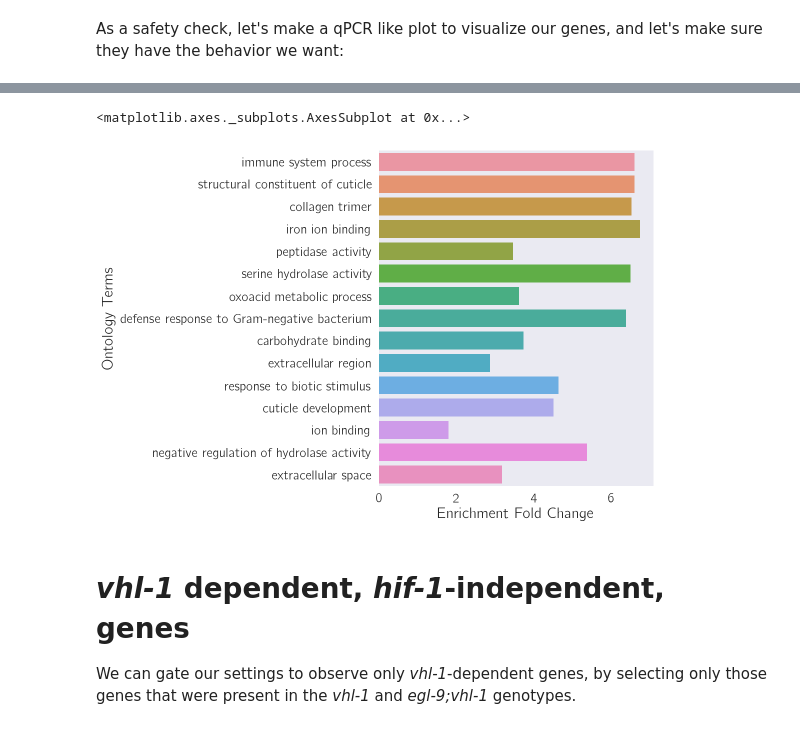
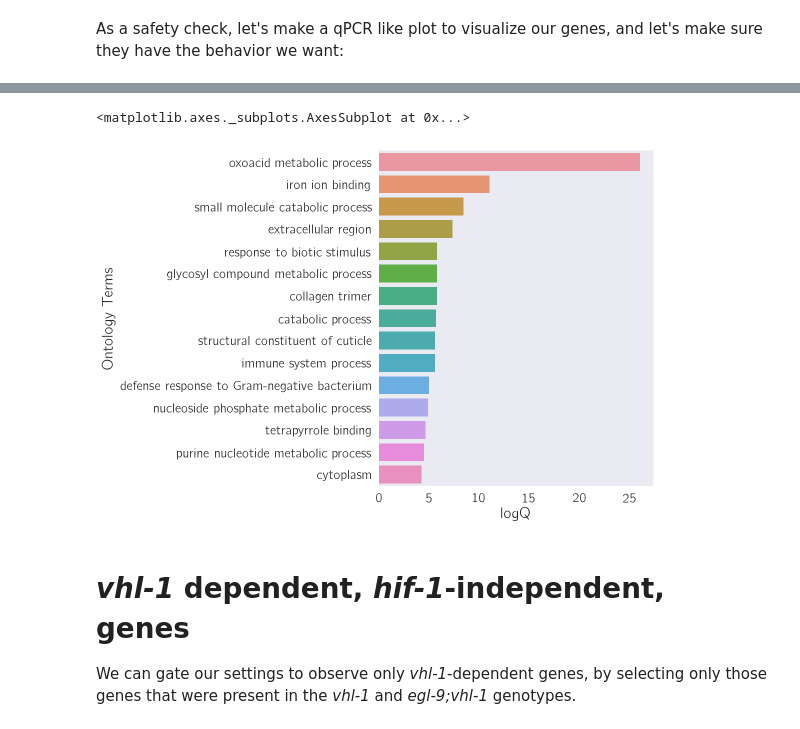
Before and after one commit to WormLabCaltech/mprsq, a Jupyter notebook: src/4 Understanding the decoupled transcriptomes.ipynb, the cells around one changed output, grey strips where cells are left out. Drawn from its saved outputs; the diff is of its cells as text; code cells hidden in the pictures.

```diff
--- a/src/4 Understanding the decoupled transcriptomes.ipynb
+++ b/src/4 Understanding the decoupled transcriptomes.ipynb
@@ -84,0 +50,7 @@ tidy_data = tidy_data[tidy_data.code != 'g']
+# %%
+tidy_data = pd.read_csv('../output/temp_files/DE_genes.csv')
+tidy_data.sort_values('target_id', inplace=True)
+tidy_data.dropna(subset=['ens_gene'], inplace=True)
+tidy_data['fancy genotype'] = tidy_data.code.map(genvar.fancy_mapping)
+tidy_data = tidy_data[tidy_data.genotype != 'fog-2']
+tidy_data.head()
@@ -95,7 +74,7 @@ def collate(x):
     """For a vector `x`, find what elements in x are contained in tidy_data.target_id."""
     return tidy_data.target_id.isin(x)
 # %%
-hif_genes = pd.read_csv('../output/hypoxia_response.csv')
+hif_genes = pd.read_csv('../output/temp_files/hypoxia_response.csv')
 
 n = len(hif_genes[hif_genes.b > 0].ens_gene.unique())
 message = 'There are {0} unique genes that' +\
@@ -143,10 +123,11 @@ Executing script
 # %%
-_ = tea.enrichment_analysis(hypoxia_direct_targets.ens_gene.unique(),
-                            go_df, show=False)
-tea.plot_enrichment_results(_, analysis='go')
+res = tea.enrichment_analysis(hypoxia_direct_targets.ens_gene.unique(),
+                              go_df, show=False)
+res['logQ'] = -res['Q value'].apply(np.log10)
+tea.plot_enrichment_results(res, analysis='go', y='logQ')
 # %% [output]
 <matplotlib.axes._subplots.AxesSubplot at 0x...>
-[figure, old version]
+[figure, new version]
 # %% [markdown]
 # *vhl-1* dependent, *hif-1*-independent, genes
 
```
Also changed, not shown: parts of 10 cells of this notebook, 54 other files.
